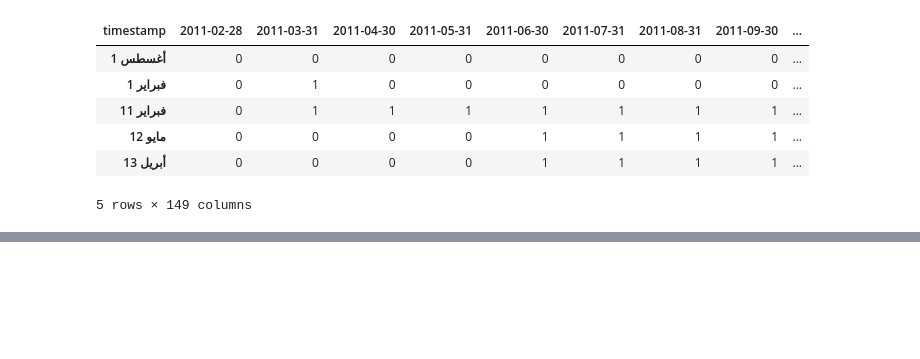
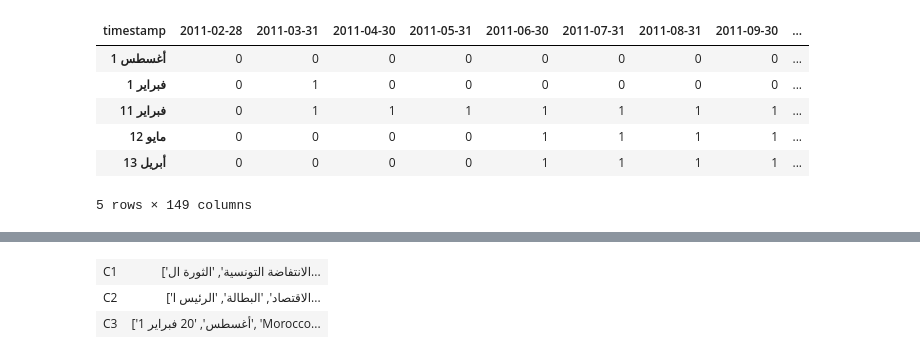
Before and after one commit to hlauriejones/WikiWorkshop24_Temporal-Clustering-of-Wikipedia-Outlinks-as-Collective-Memory-Processes, a Jupyter notebook: 04_temporalOutlinksHeatmap_clusterExtraction.ipynb, the cells around one changed output, grey strips where cells are left out. Drawn from its saved outputs; the diff is of its cells as text; code cells hidden in the pictures; blank space fills up the shorter version.

```diff
--- a/04_temporalOutlinksHeatmap_clusterExtraction.ipynb
+++ b/04_temporalOutlinksHeatmap_clusterExtraction.ipynb
@@ -169,0 +200,18 @@ ar_data.head()
+# %%
+cluster_idxs = defaultdict(list)
+for c, pi in zip(den['color_list'], den['icoord']):
+    for leg in pi[1:3]:
+        i = (leg - 5.0) / 10.0
+        if abs(i - int(i)) < 1e-5:
+            cluster_idxs[c].append(int(i))
+# %%
+cluster_classes = Clusters()
+for c, l in cluster_idxs.items():
+    i_l = [den['ivl'][i] for i in l]
+    cluster_classes[c] = i_l
+# %%
+cluster_classes
+# %% [output]
+| C1 | ['الانتفاضة التونسية', 'الثورة ال... |
+| C2 | ['الاقتصاد', 'البطالة', 'الرئيس ا... |
+| C3 | ['1 أغسطس', '20 فبراير', 'Morocco... |
```
Also changed, not shown: parts of 5 cells of this notebook.
